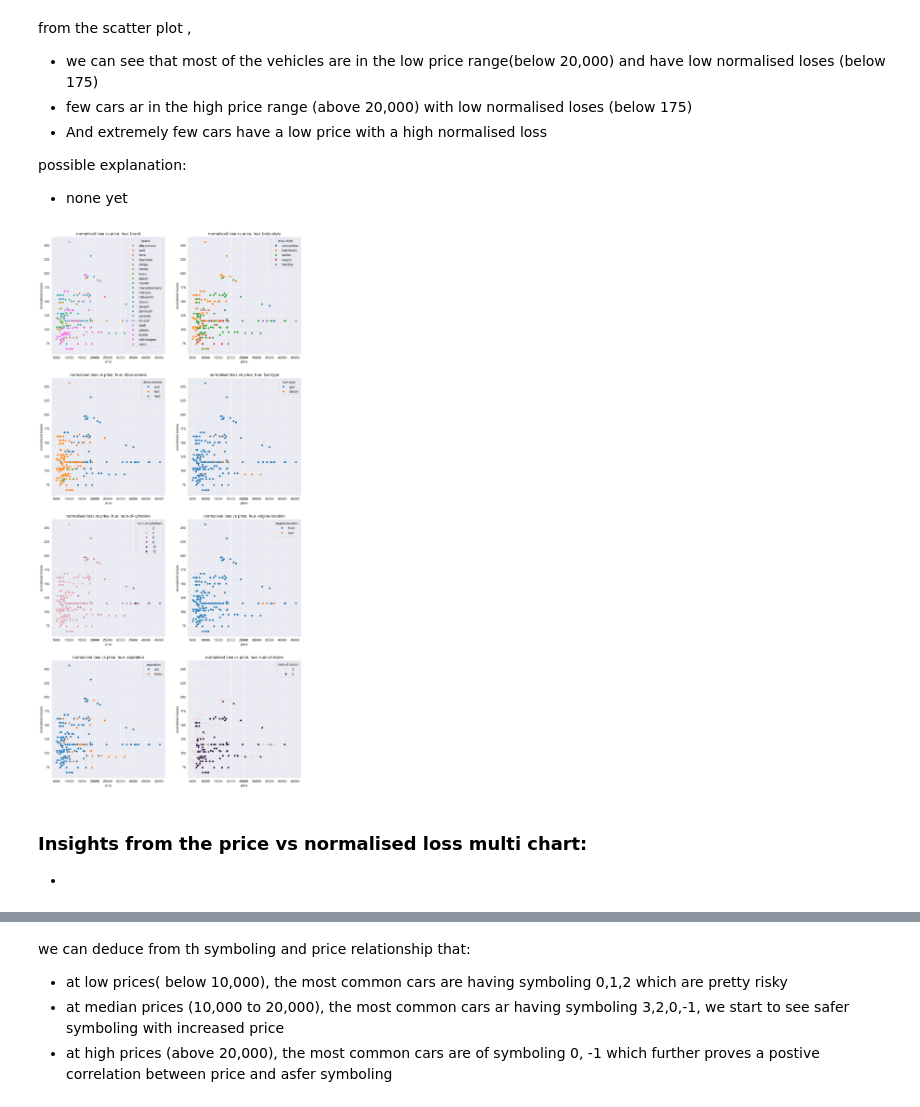
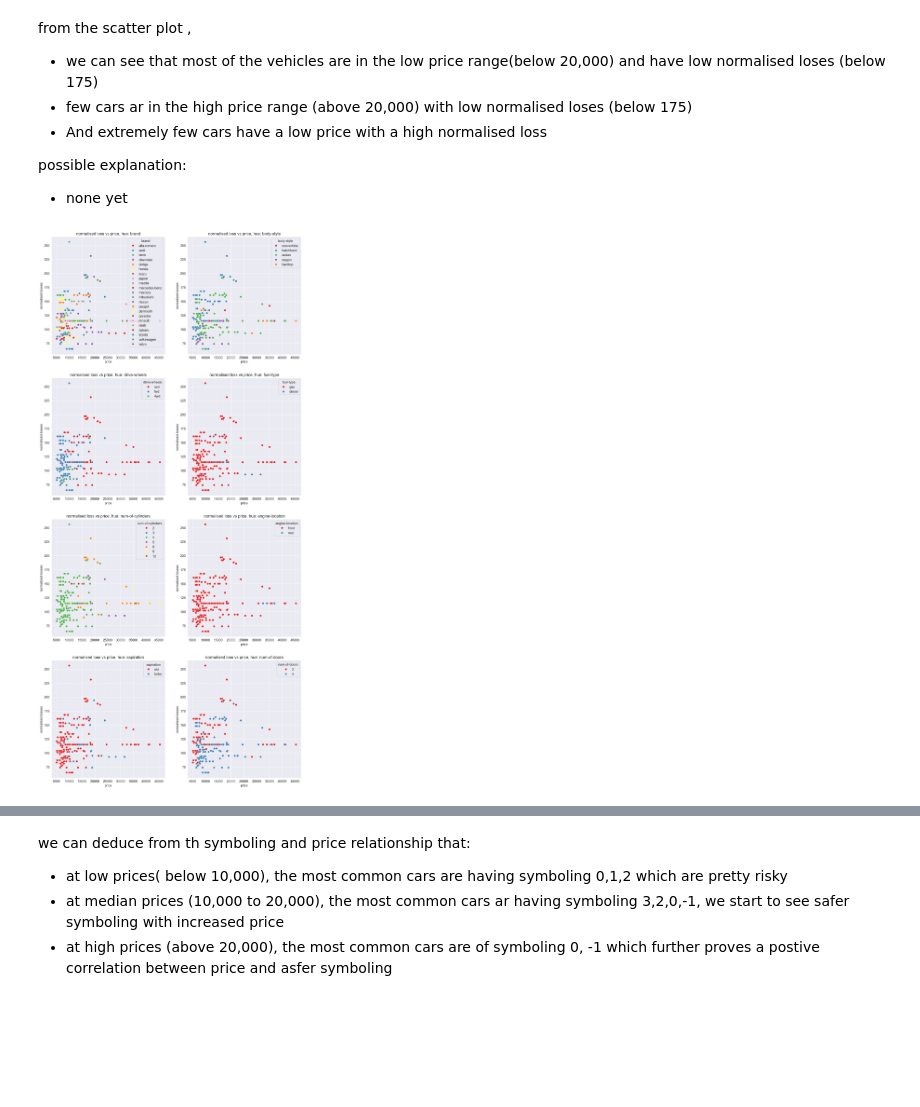
Before and after one commit to kasuleBS/automobile_analysis, a Jupyter notebook: analysis_file.ipynb, the cells around one changed output, grey strips where cells are left out. Saved outputs shown, nothing was run; the diff lists cells and outputs as text; code cells hidden in the pictures; blank space fills up the shorter version.

```diff
--- a/analysis_file.ipynb
+++ b/analysis_file.ipynb
@@ -1160,33 +1160,31 @@ possible explanation:
 # %%
 # making multiple plots of the same graph to just the difference in insights from hues
 
 fig, axes = plt.subplots(4,2, figsize=(16,35))
 
 # graph syntax
 
 ''' axes[0,0].set_title('normalised loss vs price, hue: brand')
 sns.scatterplot(x='price',y='normalized-losses', hue='brand',s=50,data=automobile_df, ax = axes[0,0]) '''
 
 # loop to execute the entire repetitive task
 # brand, body style, drive wheels, fuel type, number of cylinders and engine location
 # aspiration, num-of-doors
 plots_dict ={
     '0,0':'brand',
     '0,1':'body-style',
     '1,0':'drive-wheels',
     '1,1': 'fuel-type',
     '2,0': 'num-of-cylinders',
     '2,1': 'engine-location',
     '3,0': 'aspiration',
     '3,1': 'num-of-doors',
     }
 for key,val in plots_dict.items():
     key1= int(key[0])
     key2 = int(key[-1])
     axes[key1,key2].set_title(f'normalised loss vs price, hue: {val}')
-    sns.scatterplot(x='price',y='normalized-losses', hue=val,s=50,data=automobile_df, ax = axes[key1,key2])
+    sns.scatterplot(x='price',y='normalized-losses', hue=val,
+                    s=50,data=automobile_df, palette='Set1',ax = axes[key1,key2])
 # %% [output]
-[figure, old version]
+[figure, new version]
-# %% [markdown]
-### Insights from the price vs normalised loss multi chart:
-*
```
Also changed, not shown: parts of 17 cells of this notebook.
